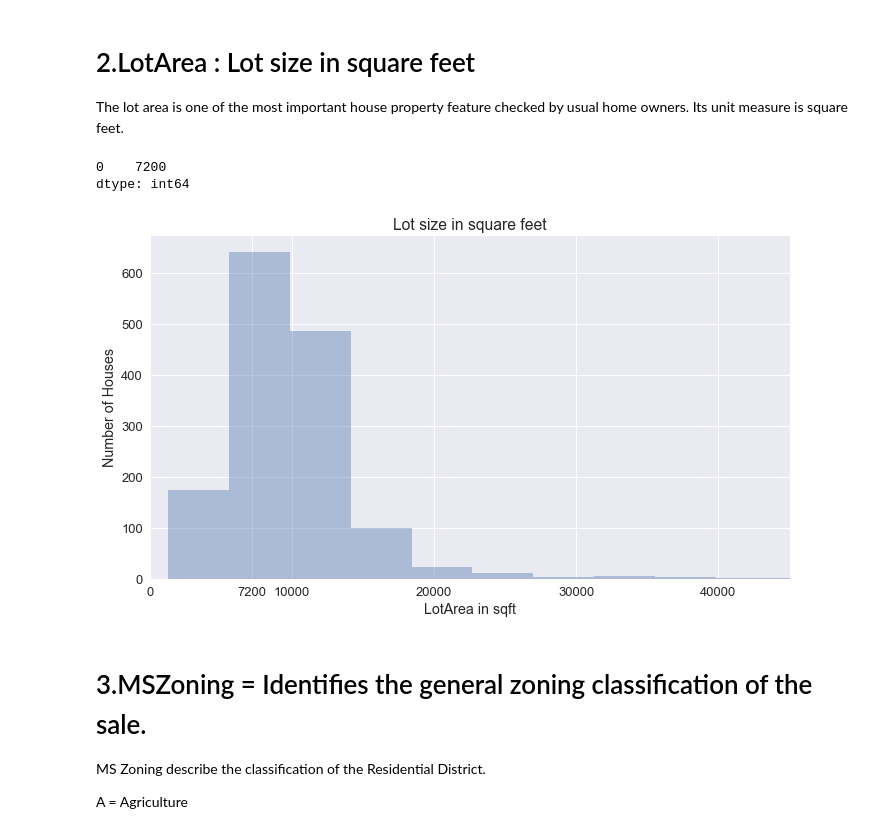
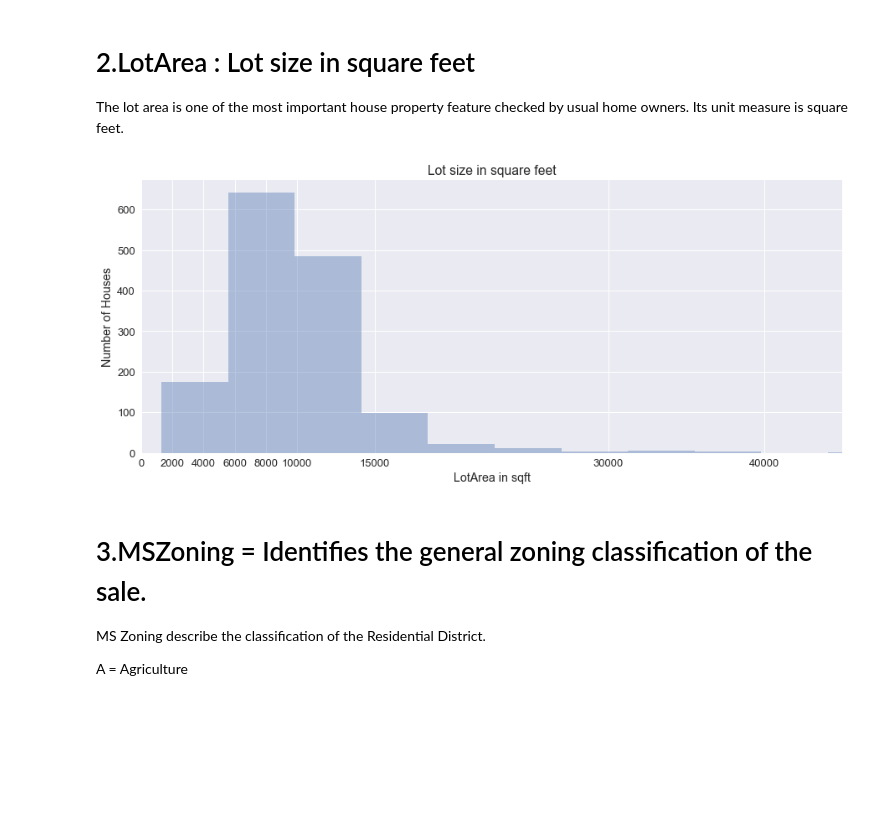
Before and after one commit to Salma-Bouzid/Data-Analytics, a Jupyter notebook: House Price EDA.ipynb, the cells around one changed output. Saved outputs shown, nothing was run; the diff lists cells and outputs as text; code cells hidden in the pictures; blank space fills up the shorter version.

```diff
--- a/House Price EDA.ipynb
+++ b/House Price EDA.ipynb
@@ -11,4 +11,5 @@ import pandas as pd
 import numpy as np
 
 train = pd.read_csv("train.csv")
+train = train[train.GrLivArea<4000]
 # %% [markdown]
@@ -139,23 +120,16 @@ plt.tight_layout()
 # 2.LotArea : Lot size in square feet
 
 The lot area is one of the most important house property feature checked by usual home owners. Its unit measure is square feet.
-# %%
-train.LotArea.mode()
-# %% [output]
-0    7200
-dtype: int64
 # %%
 sns.set(font_scale=1.3)
-ax = plt.subplots(figsize=(10, 6))
+ax = plt.subplots(figsize=(15, 6))
 ax = sns.distplot(train.LotArea, kde = False)
 _ = ax.set_title('Lot size in square feet')
 _ = ax.set_xlim(0,45000)
 _= ax.set(xlabel='LotArea in sqft', ylabel='Number of Houses')
-_= ax.set_xticks([0,7200,10000,20000,30000,40000])
-
-plt.tight_layout()
+_= ax.set_xticks([0,2000,4000,6000,8000,10000,15000,30000,40000])
 # %% [output]
-[figure, old version]
+[figure, new version]
 # %% [markdown]
 # 3.MSZoning =  Identifies the general zoning classification of the sale.
 
```
Also changed, not shown: parts of 28 cells of this notebook.
